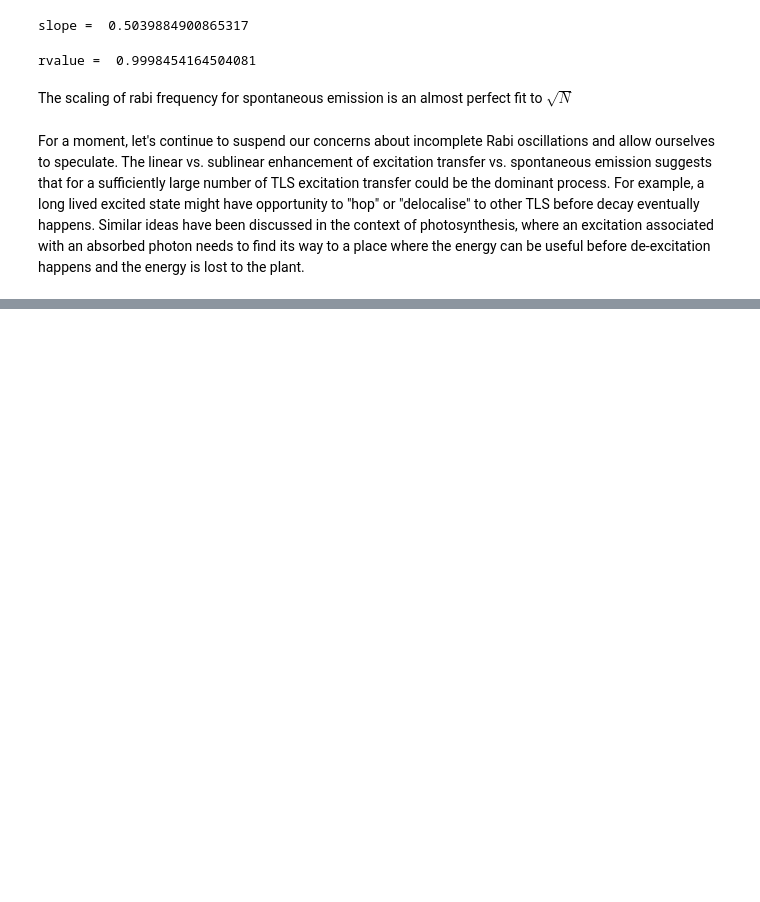
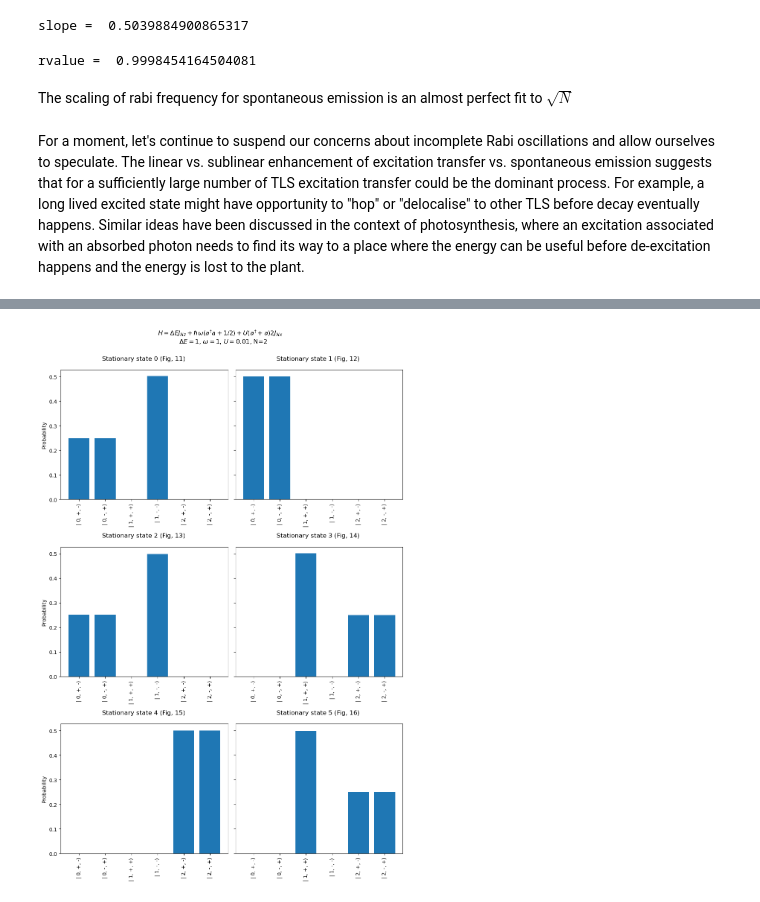
Before and after one commit to project-ida/two-state-quantum-systems, a Jupyter notebook: many-two-state-systems.ipynb, the cells around one changed output, grey strips where cells are left out. Saved outputs shown, nothing was run; the diff lists cells and outputs as text; code cells hidden in the pictures; blank space fills up the shorter version.

```diff
--- a/many-two-state-systems.ipynb
+++ b/many-two-state-systems.ipynb
@@ -269,0 +280,54 @@ Let's not get too ahead of ourselves though. Before we can explore the competiti
+# %%
+N = 2
+DeltaE = 1
+omega = 1
+# %%
+two_state, bosons, interaction, number, nm_list, J2 = make_operators(max_bosons=2, parity=-1, num_TLS=N)
+# %%
+H = DeltaE*two_state + omega*bosons + U*interaction
+# %%
+evals, ekets = H.eigenstates()
+# %%
+# Determine the layout of the subplot grid based on the number of eigenstates
+n_states = len(ekets)
+cols = 2
+rows = int(np.ceil(n_states / cols))
+
+fig, axs = plt.subplots(rows, cols, figsize=(5*cols, 5*rows), sharey=True)
+axs = axs.flatten()  # Flatten the array of axes for easy iteration
+
+# Generate the state labels for the x axes
+bra_labels, ket_labels = make_braket_labels(nm_list)
+
+
+# Plot each eigenstate in a subplot
+for i, ax in enumerate(axs):
+
+    # Calculate the column index for the current plot
+    col = i % cols
+
+    # Calculate probabilities for the ith eigenstate
+    probabilities = np.abs(ekets[i].full().flatten())**2
+
+    # Plot the bar chart for this eigenstate
+    ax.bar(ket_labels, probabilities)
+
+    # Set the title for this subplot
+    ax.set_title(f'Stationary state {i} (Fig, {11+i}) \n  ')
+
+    # Set x-axis labels; rotate for readability if necessary
+    ax.set_xticklabels(ket_labels, rotation=90)
+
+    # Only add y-axis label on the leftmost subplots
+    if col == 0:
+        ax.set_ylabel('Probability')
+
+fig.suptitle(f"{H_latex}  \n $\Delta E={DeltaE}$, $\omega={omega}$, $U={U}$, N={N}", y=1.00)
+
+# Adjust the layout to prevent overlap
+plt.tight_layout()
+
+# Show the plot
+plt.show()
+# %% [output]
+[figure, added]
```
Also changed, not shown: parts of 34 cells of this notebook.
